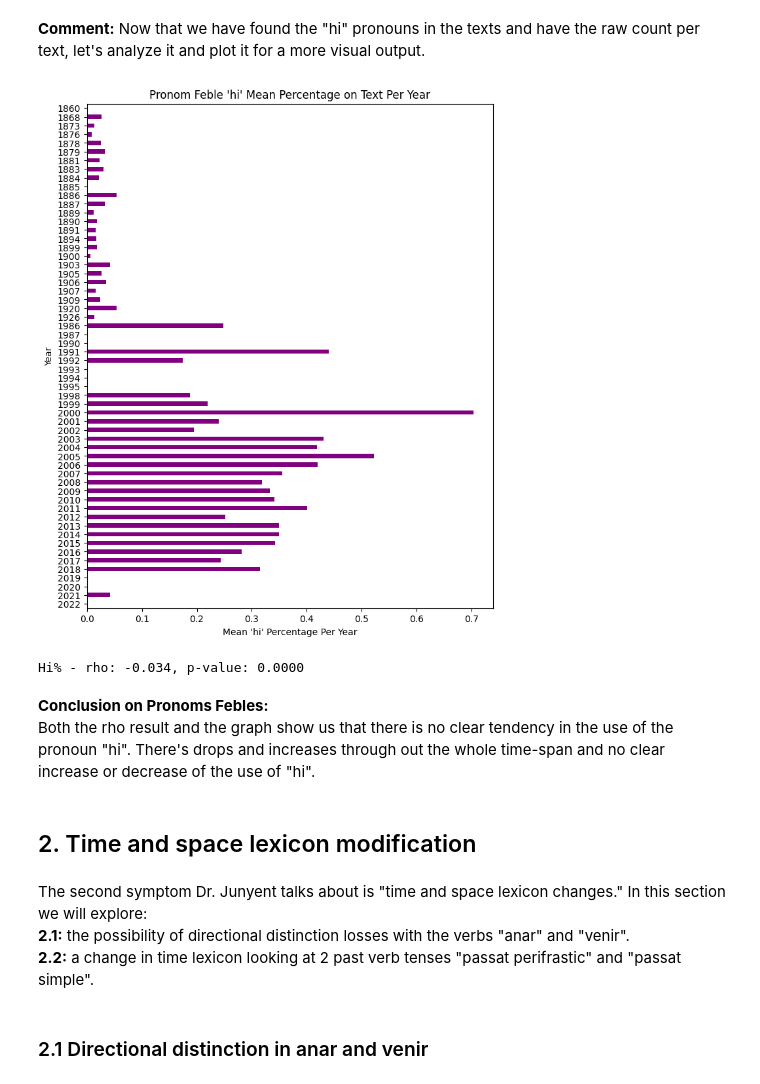
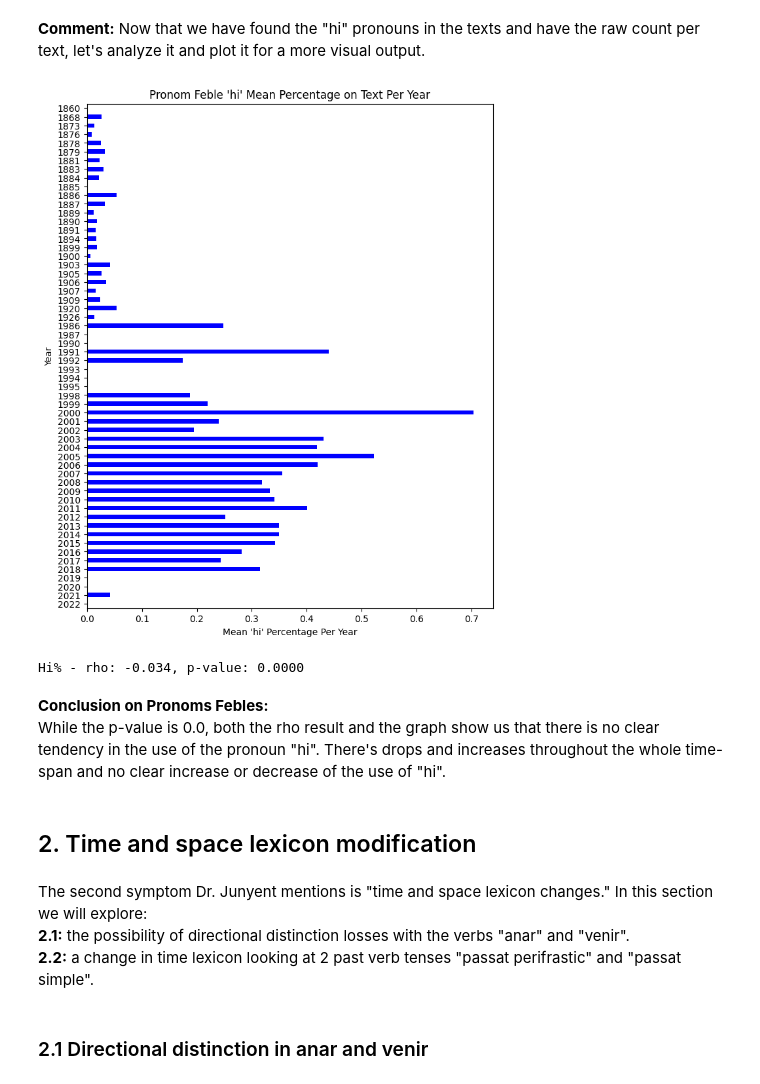
Before and after one commit to Data-Science-for-Linguists-2025/Linguistic-Markers-Catalan-Substitution, a Jupyter notebook: Analysis-1-LowLevel.ipynb, the cells around one changed output. Saved outputs shown, nothing was run; the diff lists cells and outputs as text; code cells hidden in the pictures.

```diff
--- a/Analysis-1-LowLevel.ipynb
+++ b/Analysis-1-LowLevel.ipynb
@@ -183,18 +192,18 @@ tokscomplete_df["hi_percent"] = tokscomplete_df.apply(lambda x: proportion(x, "h
 # %%
 # plotting the "hi" distribution per year
 # grouping by year
 # getting average hi percentage per text per year
 hi_grouped = tokscomplete_df.groupby("Year")["hi_percent"].mean()
 
 plt.figure(figsize=(8, 10))
-hi_grouped.plot(kind="barh", color="purple")
+hi_grouped.plot(kind="barh", color="blue")
 plt.xlabel("Mean 'hi' Percentage Per Year")
 plt.ylabel("Year")
 plt.title("Pronom Feble 'hi' Mean Percentage on Text Per Year")
 plt.gca().invert_yaxis()  # inverting axis so it is from oldest to most recent
 plt.show()
 # %% [output]
-[figure, old version]
+[figure, new version]
 # %%
 # correlation year-hi_percentages
 from scipy import stats
@@ -204,14 +213,14 @@ print(f"Hi% - rho: {rho_hi:.3f}, p-value: {p_hi:.4f}")
 Hi% - rho: -0.034, p-value: 0.0000
 # %% [markdown]
 **Conclusion on Pronoms Febles:**\
-Both the rho result and the graph show us that there is no clear tendency in the use of the pronoun "hi". There's drops and increases through out the whole time-span and no clear increase or decrease of the use of "hi".
+While the p-value is 0.0, both the rho result and the graph show us that there is no clear tendency in the use of the pronoun "hi". There's drops and increases throughout the whole time-span and no clear increase or decrease of the use of "hi".
 # %%
 # saving new columns in a modified pickle of the dataframe
 tokscomplete_df.to_pickle("LowAnalysisDF.pkl")
 # %% [markdown]
 ## 2. Time and space lexicon modification
 # %% [markdown]
-The second symptom Dr. Junyent talks about is "time and space lexicon changes." In this section we will explore:\
+The second symptom Dr. Junyent mentions is "time and space lexicon changes." In this section we will explore:\
 **2.1:** the possibility of directional distinction losses with the verbs "anar" and "venir".\
 **2.2:** a change in time lexicon looking at 2 past verb tenses "passat perifrastic" and "passat simple".
 # %% [markdown]
```
Also changed, not shown: parts of 44 cells of this notebook.
